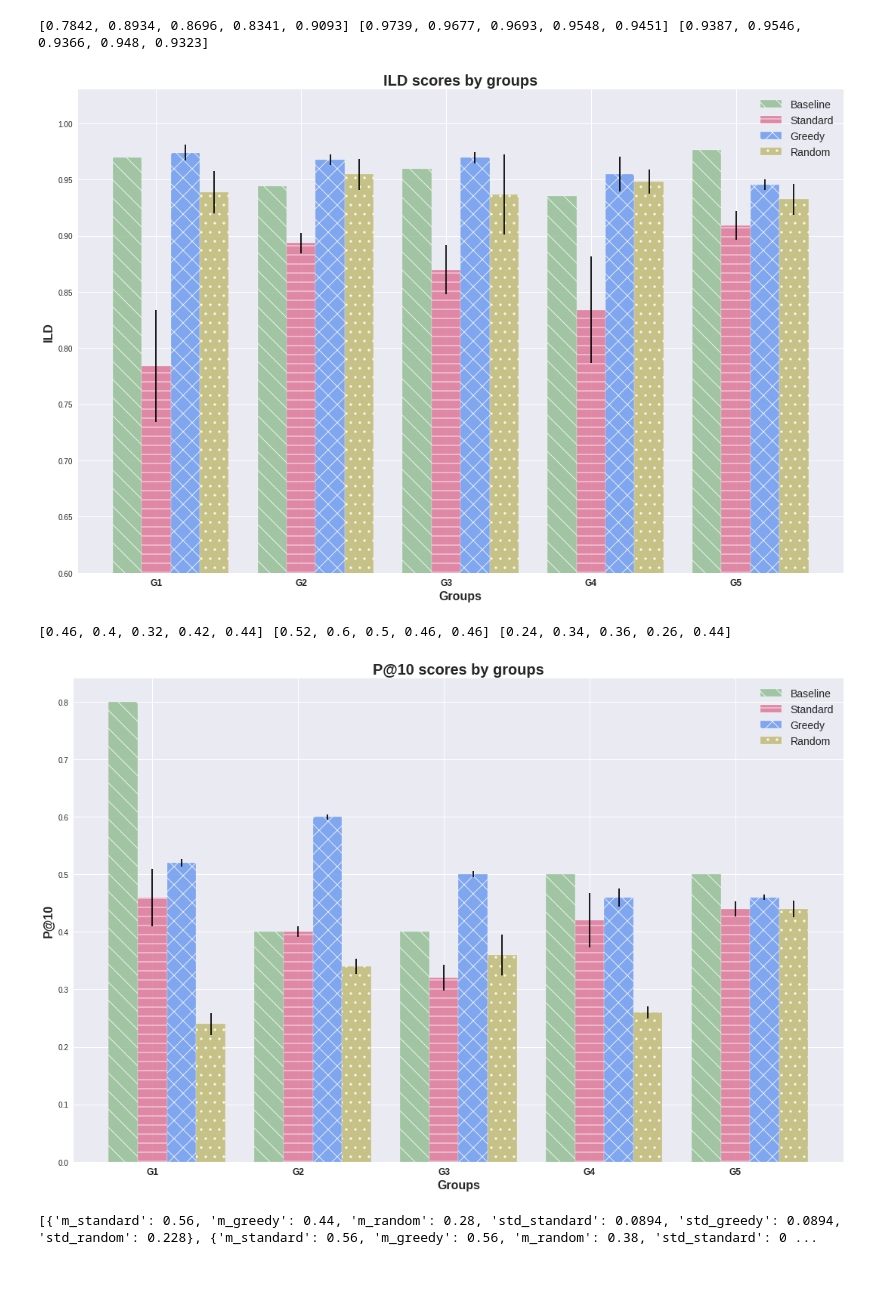
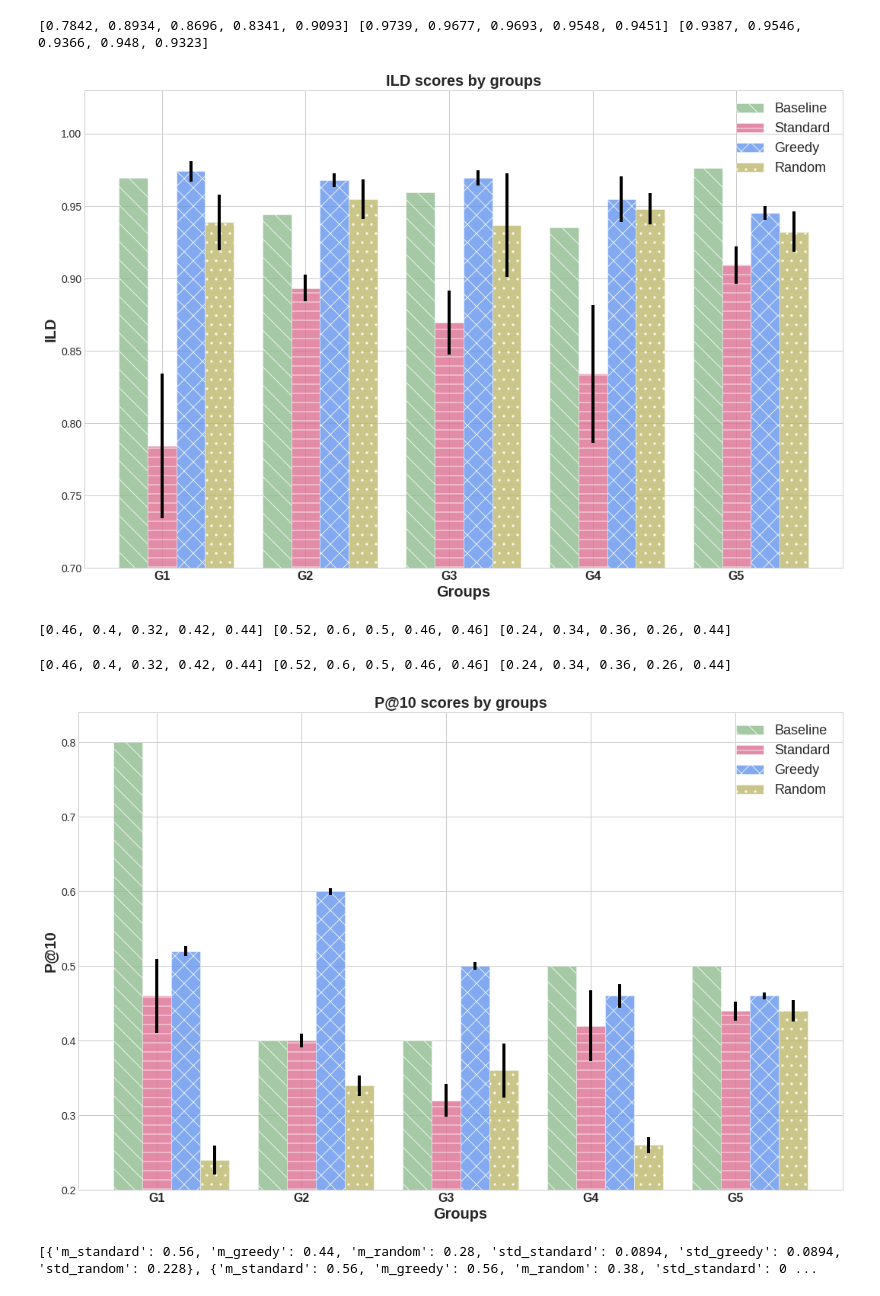
Before and after one commit to amandachagas/surprise-test, a Jupyter notebook: notebooks/Graphs.ipynb, the cells around one changed output. Drawn from its saved outputs; the diff is of its cells as text; code cells hidden in the pictures.

```diff
--- a/notebooks/Graphs.ipynb
+++ b/notebooks/Graphs.ipynb
@@ -7,7 +7,9 @@ import statistics
 import json
 import time
 # %%
-plt.style.use('seaborn')
+# plt.style.use('seaborn')
+# plt.style.use('fivethirtyeight')
+plt.style.use('seaborn-whitegrid')
 # plt.rcParams['figure.figsize'] = (8,5)
 # %%
 def rounding_vector(vector, decimal=0):
@@ -290,21 +292,22 @@ line3 = plt.bar(index + bar_width + bar_width, m_greedy, bar_width, alpha=opacit
 line4 = plt.bar(index + bar_width + bar_width + bar_width, m_random, bar_width, alpha=opacity, color='darkkhaki', yerr=std_random, label='Random', hatch=".", edgecolor='white')
 
 
-plt.xlabel('Groups', fontweight="bold", fontsize=16)
-plt.ylabel('ILD', fontweight="bold", fontsize=16)
+plt.xlabel('Groups', fontweight="bold", fontsize=20)
+plt.ylabel('ILD', fontweight="bold", fontsize=20)
 plt.title('ILD scores by groups', fontweight="bold", fontsize=20)
-plt.xticks(index + bar_width, ('G1', 'G2', 'G3', 'G4', 'G5'), fontweight="bold", fontsize="12")
+plt.xticks(index + bar_width, ('G1', 'G2', 'G3', 'G4', 'G5'), fontweight="bold", fontsize="16")
 
-plt.legend(fontsize=14)
+plt.legend(fontsize=18)
 
 axes = plt.gca()
 # axes.set_xlim([xmin,xmax])
-axes.set_ylim([0.6,None])
+axes.set_ylim([0.7,None])
 
+plt.savefig('ild_scores_by_groups_enhanced.png', transparent=True)
 plt.tight_layout()
 plt.show()
 # %% [output]
-[figure, old version]
+[figure, new version]
 # %%
 m_standard = []
 m_greedy = []
@@ -320,40 +323,44 @@ print(m_standard, m_greedy, m_random)
 # %%
 plt.rcParams['figure.figsize'] = (15,10)
 
 # data to plot
 n = 5
 baseline_p10
 m_standard
 m_greedy
 m_random
+
+print(m_standard, m_greedy, m_random)
 
 # create plot
 fig, ax = plt.subplots()
 index = np.arange(n)
 bar_width = 0.2
 opacity = 0.8
 
 line1 = plt.bar(index, baseline_p10, bar_width, alpha=opacity, color='darkseagreen', label='Baseline', hatch="\\", edgecolor='white')
 line2 = plt.bar(index + bar_width, m_standard, bar_width, alpha=opacity, color='palevioletred', yerr=std_standard,  label='Standard', hatch="-", edgecolor='white')
 line3 = plt.bar(index + bar_width + bar_width, m_greedy, bar_width, alpha=opacity, color='cornflowerblue', yerr=std_greedy, label='Greedy', hatch="x", edgecolor='white')
 line4 = plt.bar(index + bar_width + bar_width + bar_width, m_random, bar_width, alpha=opacity, color='darkkhaki', yerr=std_random, label='Random', hatch=".", edgecolor='white')
 
 
-plt.xlabel('Groups', fontweight="bold", fontsize=16)
-plt.ylabel('P@10', fontweight="bold", fontsize=16)
+plt.xlabel('Groups', fontweight="bold", fontsize=20)
+plt.ylabel('P@10', fontweight="bold", fontsize=20)
 plt.title('P@10 scores by groups', fontweight="bold", fontsize=20)
+plt.xticks(index + bar_width, ('G1', 'G2', 'G3', 'G4', 'G5'), fontweight="bold", fontsize="16")
 
+plt.legend(fontsize=18)
 
-plt.legend(fontsize=14)
+axes = plt.gca()
+# axes.set_xlim([xmin,xmax])
+axes.set_ylim([0.2,None])
 
-# axes = plt.gca()
-# # axes.set_xlim([xmin,xmax])
-# axes.set_ylim([0.6,None])
-
+plt.savefig('p@10_scores_by_groups.png', transparent=True)
 plt.tight_layout()
 plt.show()
 # %% [output]
+[0.46, 0.4, 0.32, 0.42, 0.44] [0.52, 0.6, 0.5, 0.46, 0.46] [0.24, 0.34, 0.36, 0.26, 0.44]
-[figure, old version]
+[figure, new version]
 # %%
 prop_p10 = [
     [
```
Also changed, not shown: parts of 6 cells of this notebook, 6 other files.
